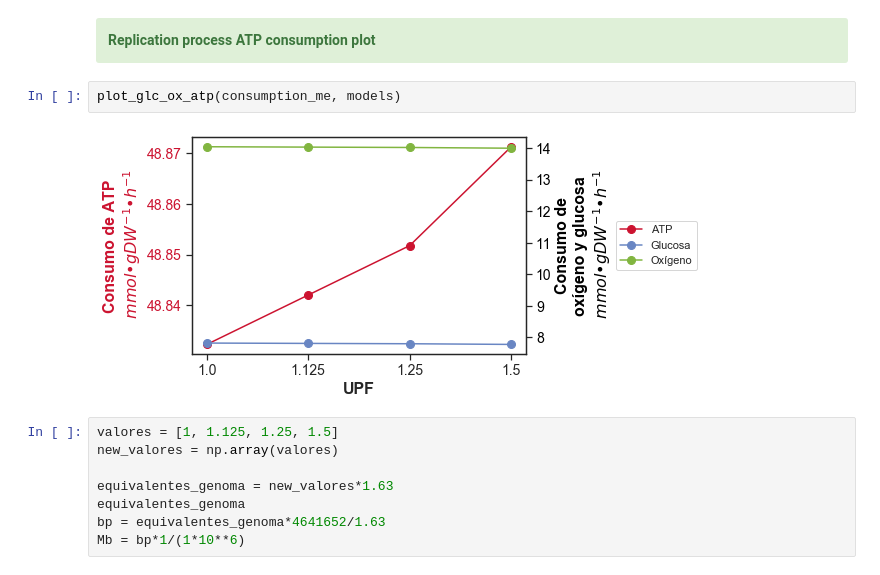
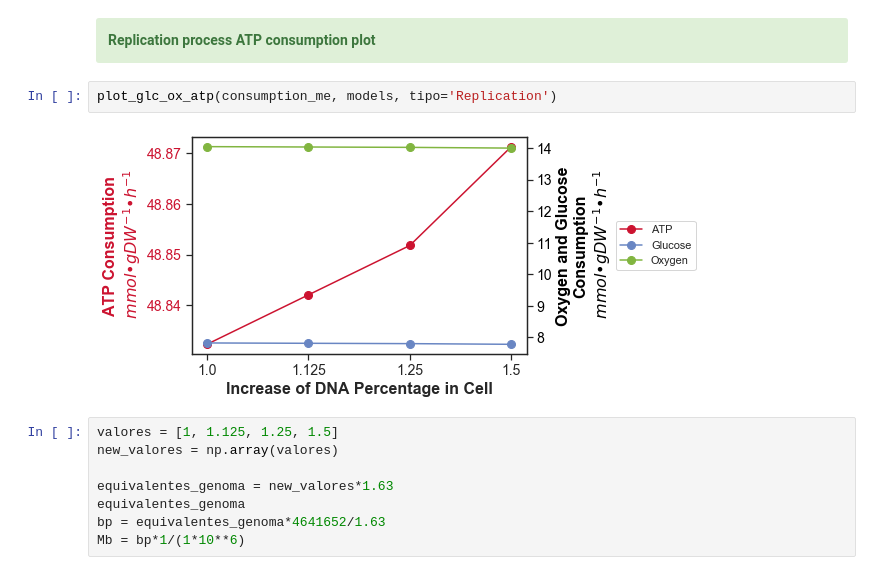
Before and after one commit to utrillalab/Cell_Resource_Minimization_Strategies, a Jupyter notebook: src/Energy.ipynb, the cells around one changed output. Saved outputs shown, nothing was run; the diff lists cells and outputs as text.

```diff
--- a/src/Energy.ipynb
+++ b/src/Energy.ipynb
@@ -212,9 +212,9 @@ consumption_me
 <b>Replication process ATP consumption plot</b>
 </div>
 # %%
-plot_glc_ox_atp(consumption_me, models)
+plot_glc_ox_atp(consumption_me, models, tipo='Replication')
 # %% [output]
-[figure, old version]
+[figure, new version]
 # %%
 valores = [1, 1.125, 1.25, 1.5]
 new_valores = np.array(valores)
```
Also changed, not shown: parts of 41 cells of this notebook.
